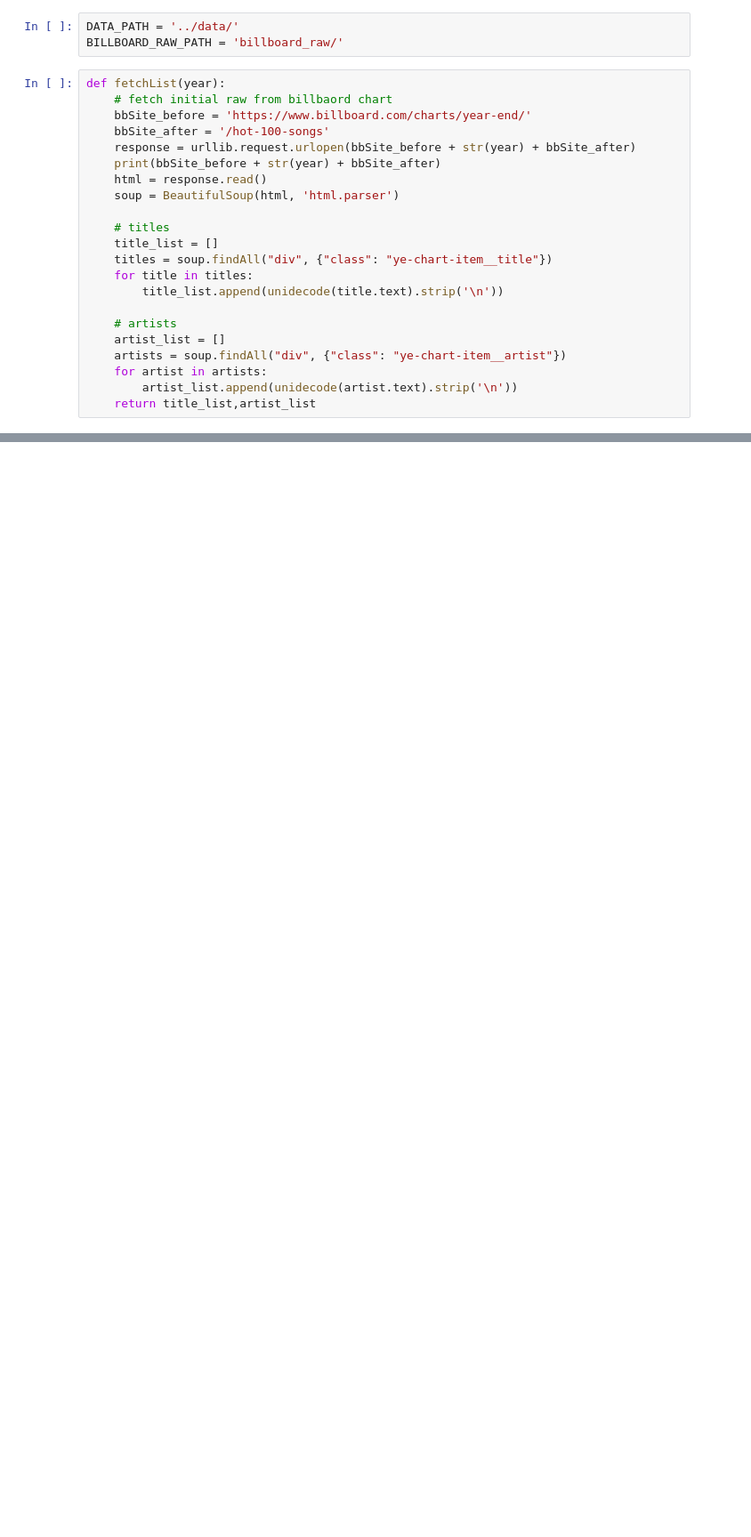
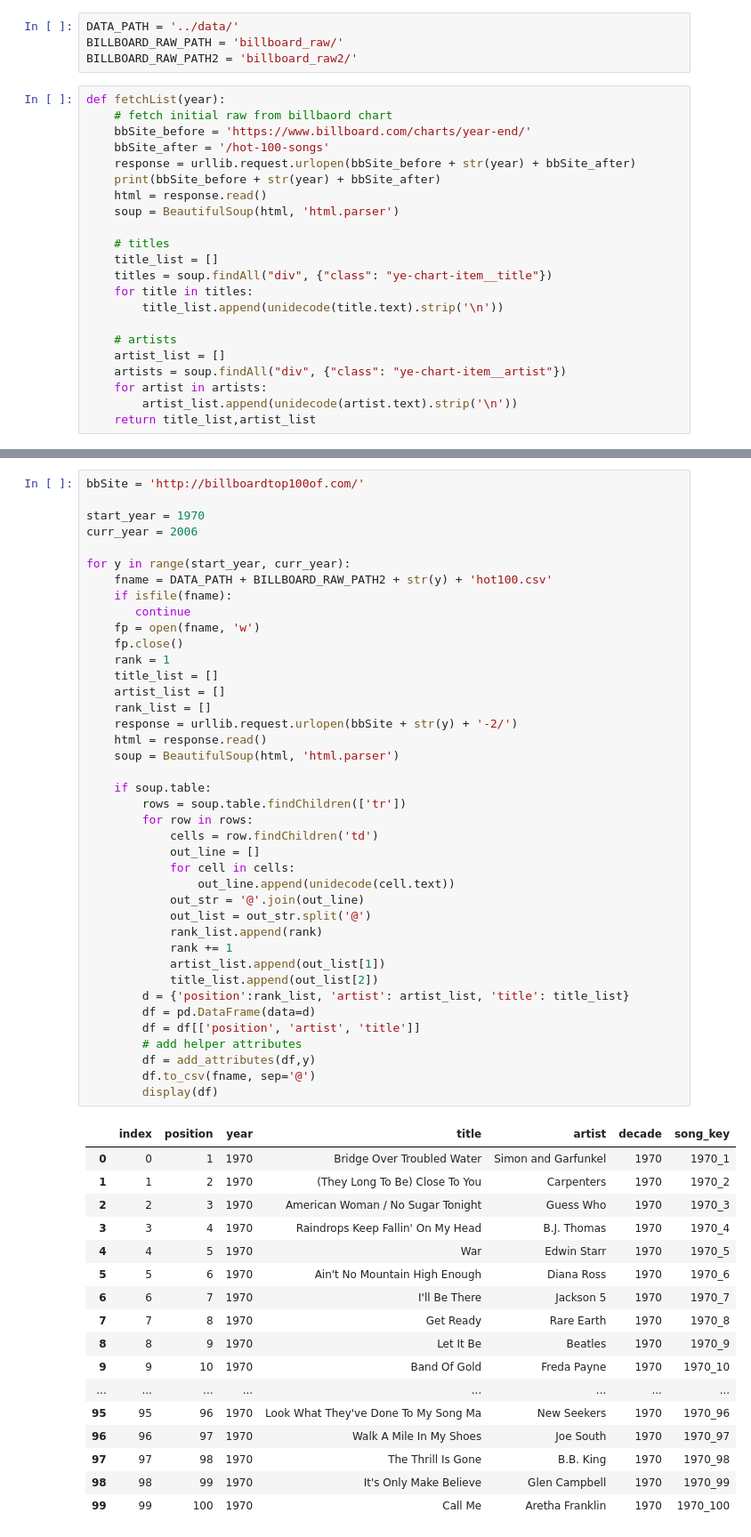
Before and after one commit to alexswshin/musicNculture, a Jupyter notebook: notebook/1_billboardChartCrawling.ipynb, the cells around one changed output, grey strips where cells are left out. Shown at 89% size. Cells and saved outputs as stored; diff of their text form; blank space fills up the shorter version.

```diff
--- a/notebook/1_billboardChartCrawling.ipynb
+++ b/notebook/1_billboardChartCrawling.ipynb
@@ -8,6 +8,7 @@ import pandas as pd
 # %%
 DATA_PATH = '../data/'
 BILLBOARD_RAW_PATH = 'billboard_raw/'
+BILLBOARD_RAW_PATH2 = 'billboard_raw2/'
 # %%
 def fetchList(year):
     # fetch initial raw from billbaord chart
@@ -134 +159,59 @@ https://www.billboard.com/charts/year-end/2009/hot-100-songs
 ... (24 outputs left out)
+# %%
+bbSite = 'http://billboardtop100of.com/'
+
+start_year = 1970
+curr_year = 2006
+
+for y in range(start_year, curr_year):
+    fname = DATA_PATH + BILLBOARD_RAW_PATH2 + str(y) + 'hot100.csv'
+    if isfile(fname):
+       continue
+    fp = open(fname, 'w')
+    fp.close()
+    rank = 1
+    title_list = []
+    artist_list = []
+    rank_list = []
+    response = urllib.request.urlopen(bbSite + str(y) + '-2/')
+    html = response.read()
+    soup = BeautifulSoup(html, 'html.parser')
+
+    if soup.table:
+        rows = soup.table.findChildren(['tr'])
+        for row in rows:
+            cells = row.findChildren('td')
+            out_line = []
+            for cell in cells:
+                out_line.append(unidecode(cell.text))
+            out_str = '@'.join(out_line)
+            out_list = out_str.split('@')
+            rank_list.append(rank)
+            rank += 1
+            artist_list.append(out_list[1])
+            title_list.append(out_list[2])
+        d = {'position':rank_list, 'artist': artist_list, 'title': title_list}
+        df = pd.DataFrame(data=d)
+        df = df[['position', 'artist', 'title']]
+        # add helper attributes
+        df = add_attributes(df,y)
+        df.to_csv(fname, sep='@')
+        display(df)
+# %% [output]
+|  | index | position | year | title | artist | decade | song_key |
+| 0 | 0 | 1 | 1970 | Bridge Over Troubled Water | Simon and Garfunkel | 1970 | 1970_1 |
+| 1 | 1 | 2 | 1970 | (They Long To Be) Close To You | Carpenters | 1970 | 1970_2 |
+| 2 | 2 | 3 | 1970 | American Woman / No Sugar Tonight | Guess Who | 1970 | 1970_3 |
+| 3 | 3 | 4 | 1970 | Raindrops Keep Fallin' On My Head | B.J. Thomas | 1970 | 1970_4 |
+| 4 | 4 | 5 | 1970 | War | Edwin Starr | 1970 | 1970_5 |
+| 5 | 5 | 6 | 1970 | Ain't No Mountain High Enough | Diana Ross | 1970 | 1970_6 |
+| 6 | 6 | 7 | 1970 | I'll Be There | Jackson 5 | 1970 | 1970_7 |
+| 7 | 7 | 8 | 1970 | Get Ready | Rare Earth | 1970 | 1970_8 |
+| 8 | 8 | 9 | 1970 | Let It Be | Beatles | 1970 | 1970_9 |
+| 9 | 9 | 10 | 1970 | Band Of Gold | Freda Payne | 1970 | 1970_10 |
+| ... | ... | ... | ... | ... | ... | ... | ... |
+| 95 | 95 | 96 | 1970 | Look What They've Done To My Song Ma | New Seekers | 1970 | 1970_96 |
+| 96 | 96 | 97 | 1970 | Walk A Mile In My Shoes | Joe South | 1970 | 1970_97 |
+| 97 | 97 | 98 | 1970 | The Thrill Is Gone | B.B. King | 1970 | 1970_98 |
+| 98 | 98 | 99 | 1970 | It's Only Make Believe | Glen Campbell | 1970 | 1970_99 |
+| 99 | 99 | 100 | 1970 | Call Me | Aretha Franklin | 1970 | 1970_100 |
```
Also changed, not shown: parts of 5 cells of this notebook, 47 other files.
